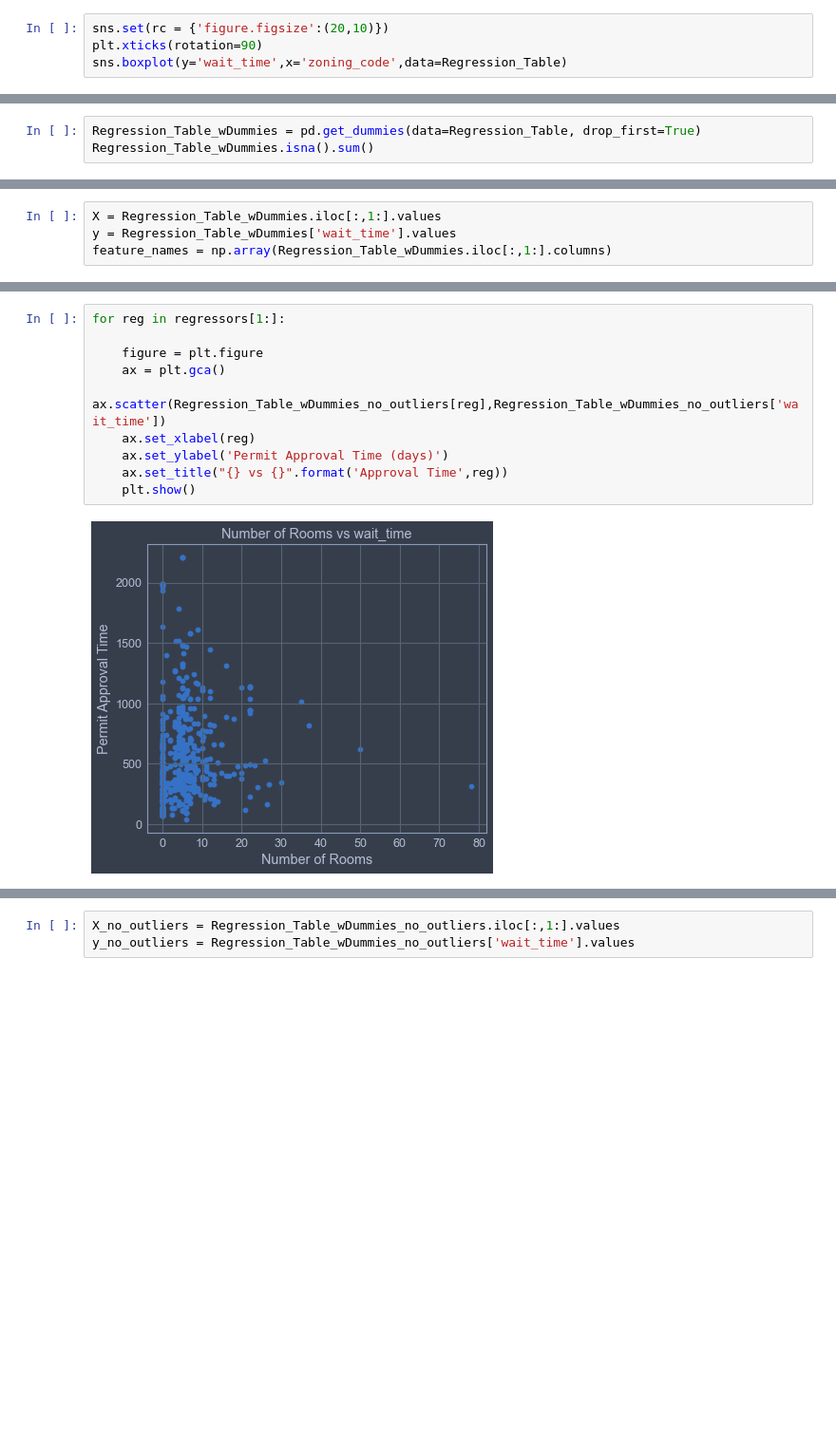
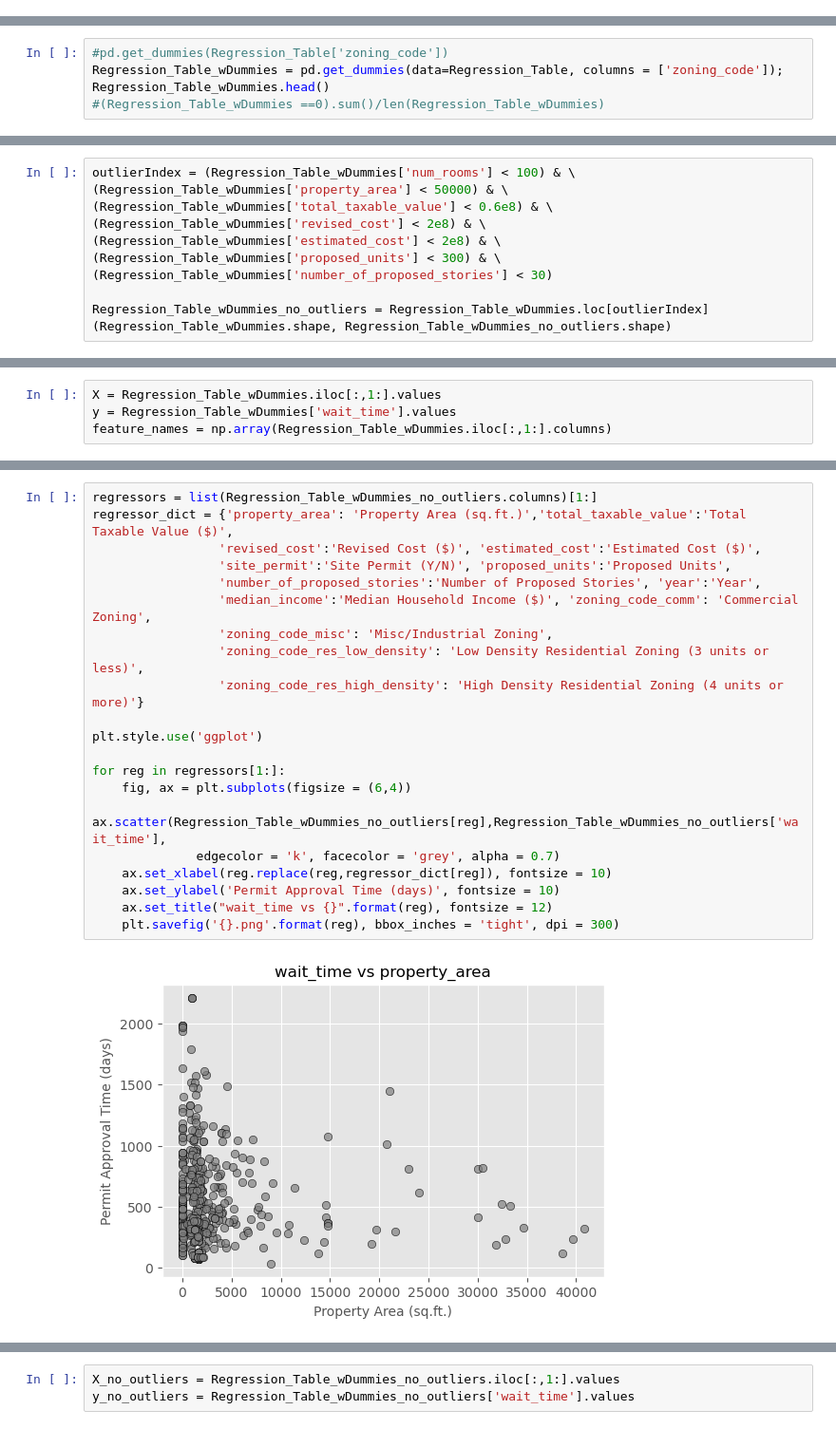
Before and after one commit to rohanskalyani/sfpermittimes, a Jupyter notebook: PUI Mastersheet.ipynb, the cells around one changed output, grey strips where cells are left out. Shown at 95% size. Saved outputs shown, nothing was run; the diff lists cells and outputs as text; blank space fills up the shorter version.

```diff
--- a/PUI Mastersheet.ipynb
+++ b/PUI Mastersheet.ipynb
@@ -100,4 +186,0 @@ sns.boxplot(y='wait_time',x='zoning_code',data=Regression_Table)
-# %%
-sns.set(rc = {'figure.figsize':(20,10)})
-plt.xticks(rotation=90)
-sns.boxplot(y='wait_time',x='zoning_code',data=Regression_Table)
@@ -107,4 +187,5 @@ sns.boxplot(y='wait_time',x='zoning_code',data=Regression_Table)
 # %%
-Regression_Table_wDummies = pd.get_dummies(data=Regression_Table, drop_first=True)
-Regression_Table_wDummies.isna().sum()
+#pd.get_dummies(Regression_Table['zoning_code'])
+Regression_Table_wDummies = pd.get_dummies(data=Regression_Table, columns = ['zoning_code']); Regression_Table_wDummies.head()
+#(Regression_Table_wDummies ==0).sum()/len(Regression_Table_wDummies)
 # %% [output]
@@ -127,0 +198,11 @@ dtype: int64
+# %%
+outlierIndex = (Regression_Table_wDummies['num_rooms'] < 100) & \
+(Regression_Table_wDummies['property_area'] < 50000) & \
+(Regression_Table_wDummies['total_taxable_value'] < 0.6e8) & \
+(Regression_Table_wDummies['revised_cost'] < 2e8) & \
+(Regression_Table_wDummies['estimated_cost'] < 2e8) & \
+(Regression_Table_wDummies['proposed_units'] < 300) & \
+(Regression_Table_wDummies['number_of_proposed_stories'] < 30)
+
+Regression_Table_wDummies_no_outliers = Regression_Table_wDummies.loc[outlierIndex]
+(Regression_Table_wDummies.shape, Regression_Table_wDummies_no_outliers.shape)
@@ -350,12 +298,23 @@ Index(['wait_time', 'Number of Rooms', 'Property Area', 'Total Taxable Value',
 # %%
+regressors = list(Regression_Table_wDummies_no_outliers.columns)[1:]
+regressor_dict = {'property_area': 'Property Area (sq.ft.)','total_taxable_value':'Total Taxable Value ($)',
+                 'revised_cost':'Revised Cost ($)', 'estimated_cost':'Estimated Cost ($)',
+                 'site_permit':'Site Permit (Y/N)', 'proposed_units':'Proposed Units',
+                 'number_of_proposed_stories':'Number of Proposed Stories', 'year':'Year',
+                 'median_income':'Median Household Income ($)', 'zoning_code_comm': 'Commercial Zoning',
+                 'zoning_code_misc': 'Misc/Industrial Zoning',
+                 'zoning_code_res_low_density': 'Low Density Residential Zoning (3 units or less)',
+                 'zoning_code_res_high_density': 'High Density Residential Zoning (4 units or more)'}
+
+plt.style.use('ggplot')
+
 for reg in regressors[1:]:
-
-    figure = plt.figure
-    ax = plt.gca()
-    ax.scatter(Regression_Table_wDummies_no_outliers[reg],Regression_Table_wDummies_no_outliers['wait_time'])
-    ax.set_xlabel(reg)
-    ax.set_ylabel('Permit Approval Time (days)')
-    ax.set_title("{} vs {}".format('Approval Time',reg))
-    plt.show()
+    fig, ax = plt.subplots(figsize = (6,4))
+    ax.scatter(Regression_Table_wDummies_no_outliers[reg],Regression_Table_wDummies_no_outliers['wait_time'],
+              edgecolor = 'k', facecolor = 'grey', alpha = 0.7)
+    ax.set_xlabel(reg.replace(reg,regressor_dict[reg]), fontsize = 10)
+    ax.set_ylabel('Permit Approval Time (days)', fontsize = 10)
+    ax.set_title("wait_time vs {}".format(reg), fontsize = 12)
+    plt.savefig('{}.png'.format(reg), bbox_inches = 'tight', dpi = 300)
 # %% [output]
-[figure, old version]
+[figure, new version]
```
Also changed, not shown: parts of 59 cells of this notebook.
